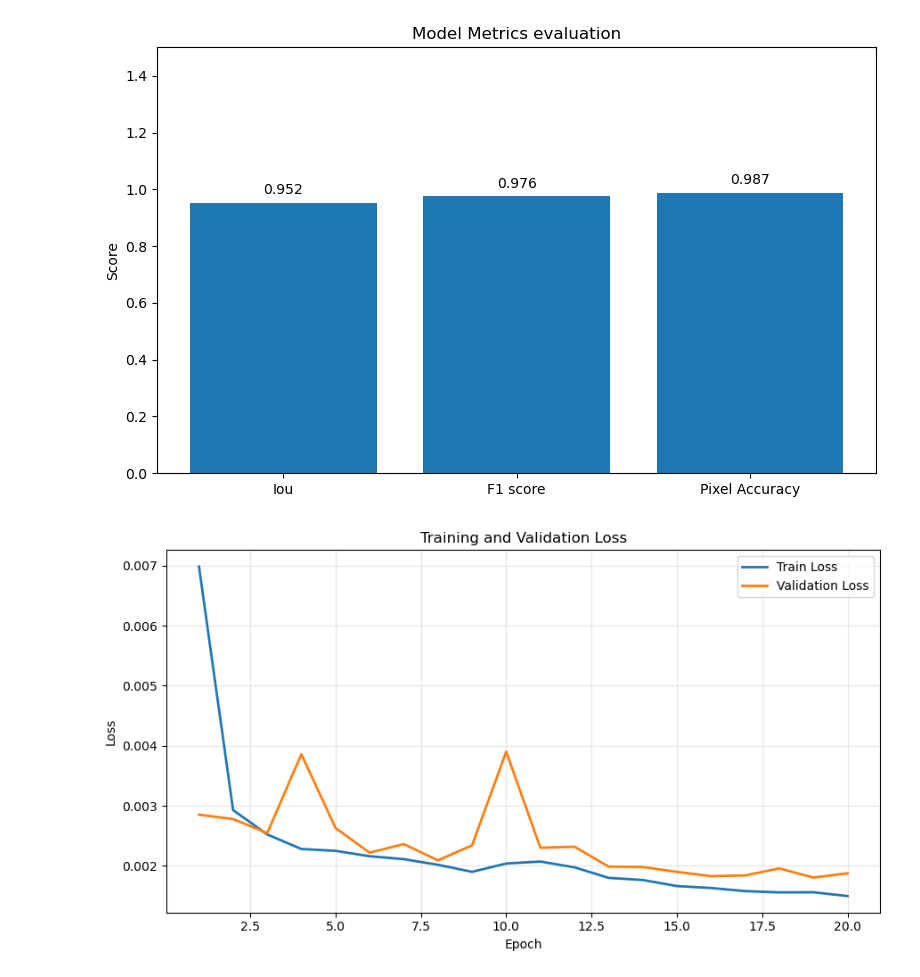
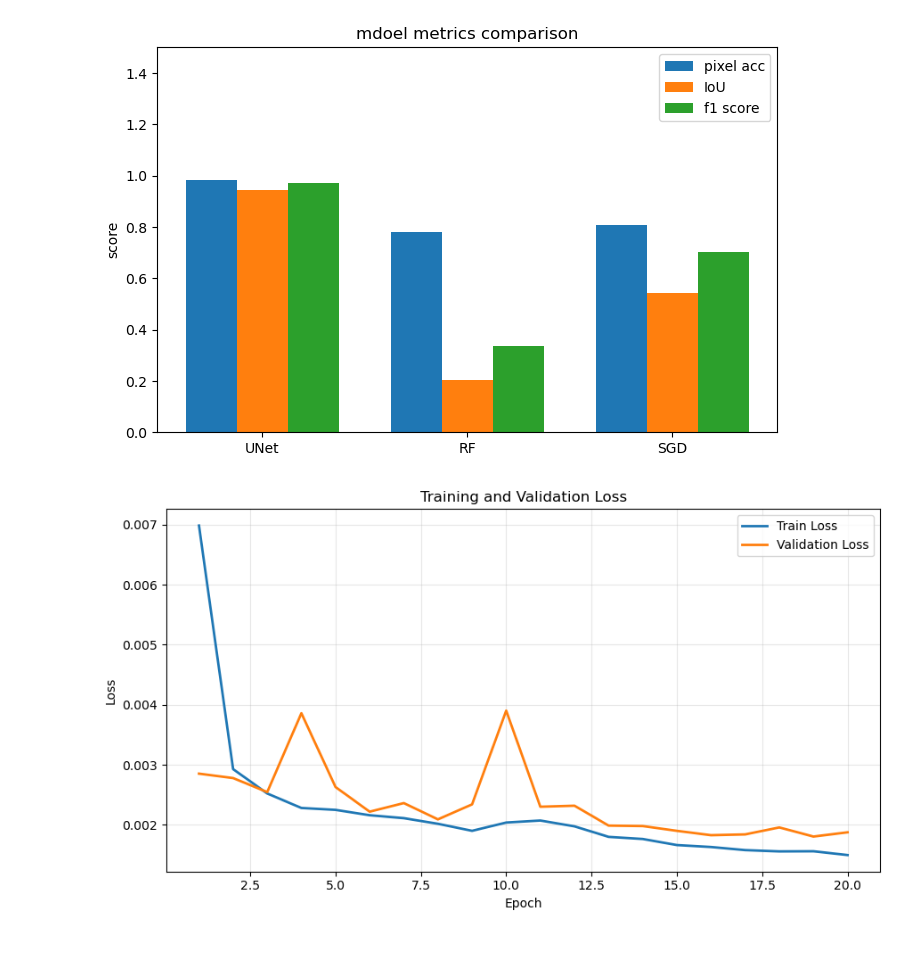
Before and after one commit to voracityyy/hyperspectral-image-road-segmentation, a Jupyter notebook: notebooks/plots.ipynb, the cells around one changed output. Cells and saved outputs as stored; diff of their text form; code cells hidden in the pictures; blank space fills up the shorter version.

Commit message:
results for RF and SGD, also updated the plots

```diff
--- a/notebooks/plots.ipynb
+++ b/notebooks/plots.ipynb
@@ -1,32 +1,37 @@
 # %%
 import numpy as np
 import matplotlib.pyplot as plt
 from pathlib import Path
 
 figuresDir = Path("..") / "reports" / "figures"
-metrics = np.load(figuresDir / "metrics.npz")
+unet_metrics = np.load(figuresDir / "unet_metrics.npz")
+rf_metrics = np.load(figuresDir / "rf_metrics.npz")
+sgd_metrics = np.load(figuresDir / "sgd_metrics.npz")
 trainLoss = np.load(figuresDir / "train_loss.npy")
 valLoss = np.load(figuresDir / "val_loss.npy")
-pixelAcc = float(metrics["pixel_acc"])
-iou = float(metrics["iou"])
-f1 = float(metrics["f1"])
 
-metricNames = ["Iou", "F1 score", "Pixel Accuracy"]
-metricValues = [iou, f1, pixelAcc]
+
+pixelAcc = [float(unet_metrics["pixel_acc"]), float(rf_metrics["pixel_acc"]), float(sgd_metrics["pixel_acc"])]
+iou = [float(unet_metrics["iou"]), float(rf_metrics["iou"]), float(sgd_metrics["iou"])]
+f1 = [float(unet_metrics["f1"]), float(rf_metrics["f1"]), float(sgd_metrics["f1"])]
+
+labels = ["UNet", "RF", "SGD"]
+x = np.arange(len(labels))
+width = 0.25
 
 plt.figure(figsize=(8, 5))
-bars = plt.bar(metricNames, metricValues)
-plt.ylim(0,1.5)
-plt.ylabel("Score")
-plt.title("Model Metrics evaluation")
+plt.bar(x - width, pixelAcc, width, label = "pixel acc")
+plt.bar(x, iou, width, label = "IoU")
+plt.bar(x + width, f1, width, label = "f1 score")
 
-for bar, value in zip(bars, metricValues):
-    plt.text(bar.get_x() + bar.get_width() / 2, value + 0.02, f"{value:.3f}", ha="center", va = "bottom")
-
-plt.tight_layout()
+plt.ylabel("score")
+plt.title("mdoel metrics comparison")
+plt.xticks(x, labels)
+plt.ylim(0, 1.5)
+plt.legend()
 plt.show()
 # %% [output]
-[figure, old version]
+[figure, new version]
 # %%
 epochsTrain = np.arange(1, len(trainLoss) + 1)
 epochsVal = np.arange(1, len(valLoss) + 1)
```
Also changed, not shown: parts of 1 cell of this notebook, 4 other files.
